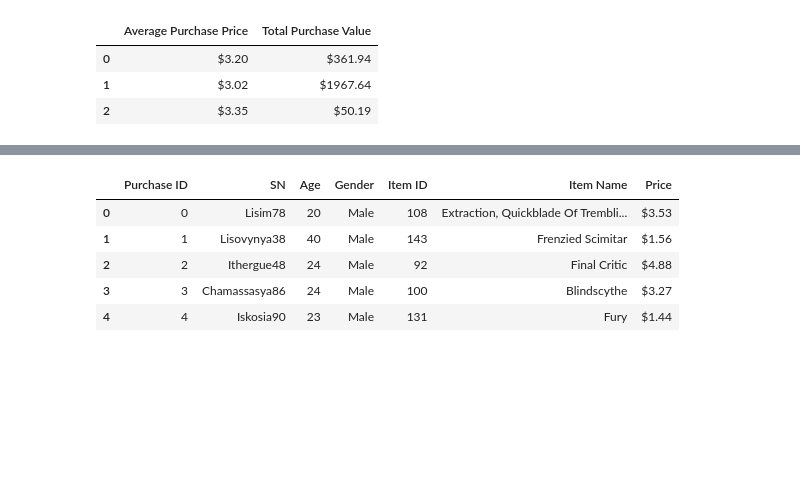
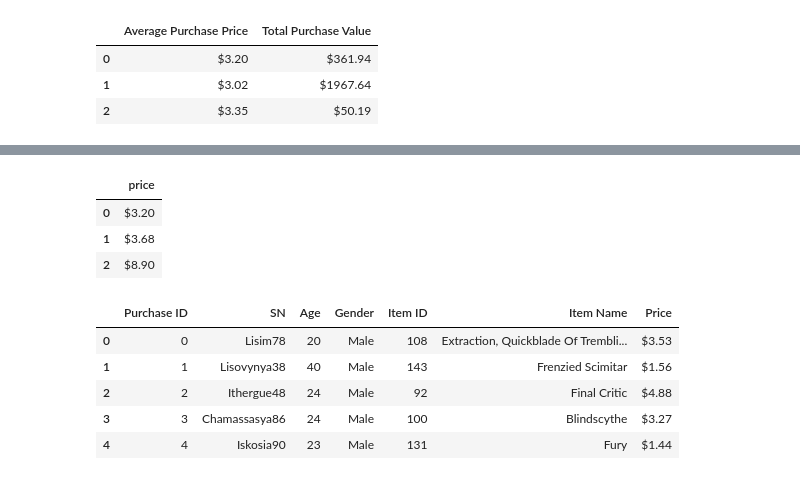
Before and after one commit to penghit/Coursera_Applied_Data_Science_Capstone, a Jupyter notebook: Panda_HeroesOfPymoli.ipynb, the cells around one changed output, grey strips where cells are left out. Cells and saved outputs as stored; diff of their text form; code cells hidden in the pictures; blank space fills up the shorter version.

```diff
--- a/Panda_HeroesOfPymoli.ipynb
+++ b/Panda_HeroesOfPymoli.ipynb
@@ -213,6 +213,16 @@ display(purchase_gender_df)
 | 0 | $3.20 | $4.47 | Female | 113 | $361.94 |
 | 1 | $3.02 | $4.07 | Male | 652 | $1,967.64 |
 | 2 | $3.35 | $4.56 | Other / Non-Disclosed | 15 | $50.19 |
+# %%
+data = ['$3.20','$3.68','$8.90']
+test_df = pd.DataFrame(data, columns=['price'])
+# %%
+test_df
+# %% [output]
+|  | price |
+| 0 | $3.20 |
+| 1 | $3.68 |
+| 2 | $8.90 |
 # %%
 purchase_data.head()
 # %% [output]
```
